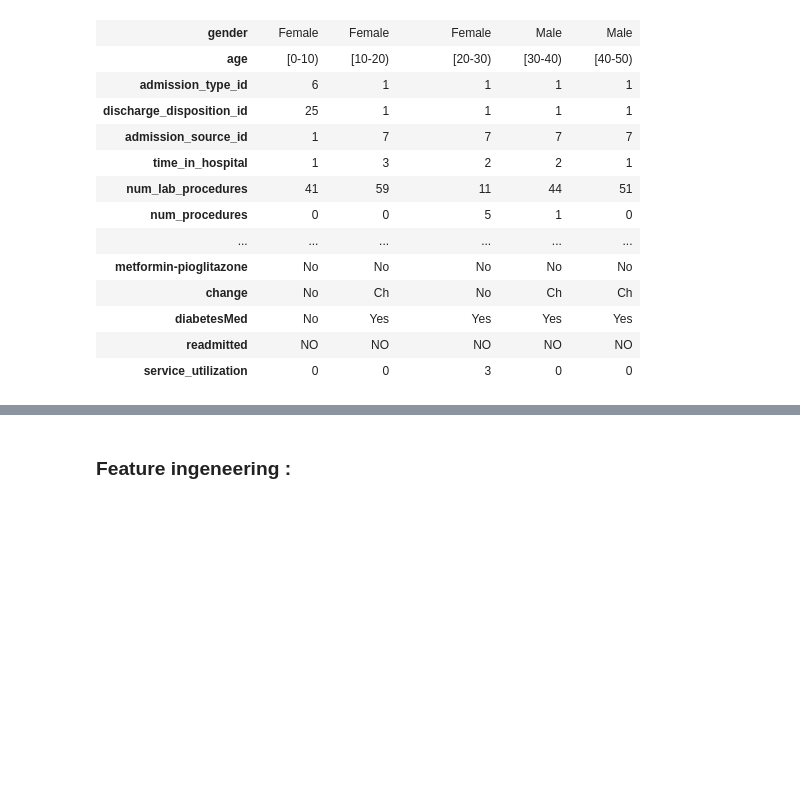
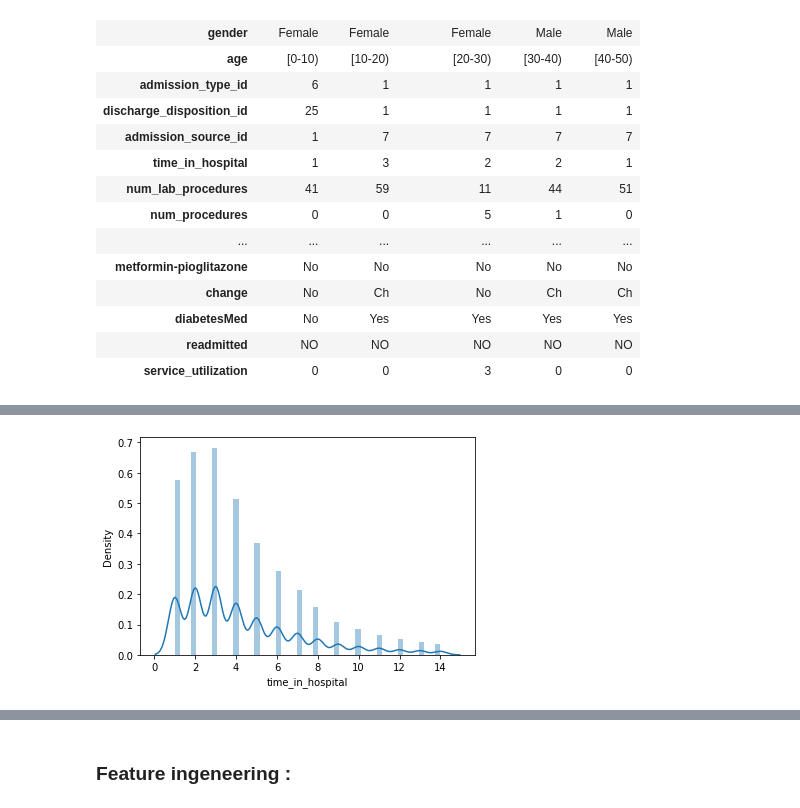
Before and after one commit to minji-km/Diabetes-130-US-hospitals-for-years-1999-2008, a Jupyter notebook: Final project Version Finale.ipynb, the cells around one changed output, grey strips where cells are left out. Drawn from its saved outputs; the diff is of its cells as text; code cells hidden in the pictures; blank space fills up the shorter version.

```diff
--- a/Final project Version Finale.ipynb
+++ b/Final project Version Finale.ipynb
@@ -173,0 +190,4 @@ df.head().T
+# %%
+sns.distplot(df.time_in_hospital);
+# %% [output]
+[figure, added]
```
Also changed, not shown: parts of 12 cells of this notebook.
